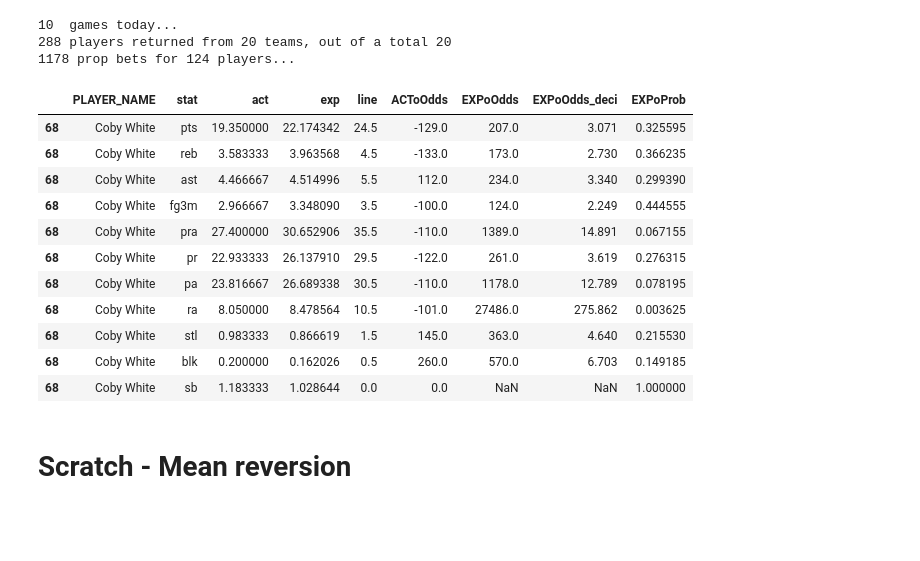
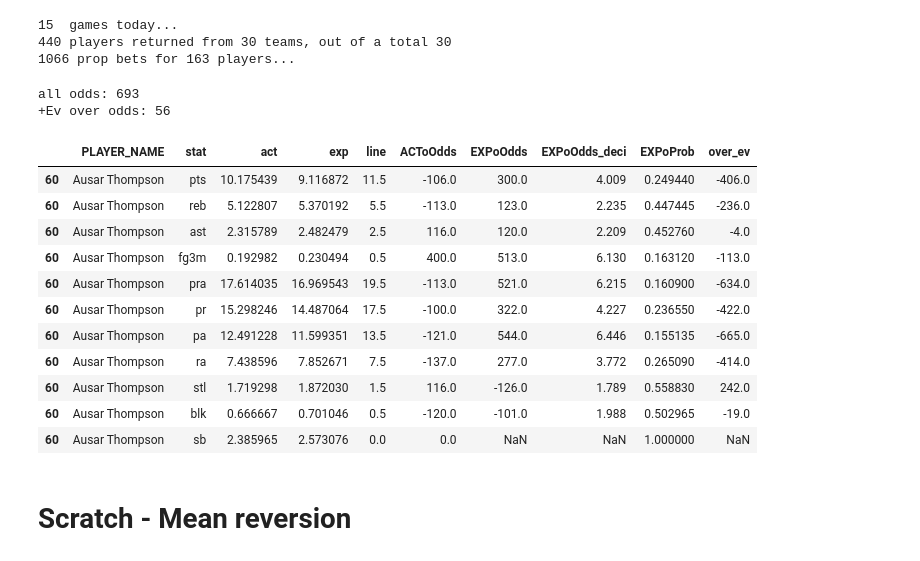
Before and after one commit to iksnizez/propfarm, a Jupyter notebook: scripts/models/scratch.ipynb, the cells around one changed output. Cells and saved outputs as stored; diff of their text form; code cells hidden in the pictures; blank space fills up the shorter version.

```diff
--- a/scripts/models/scratch.ipynb
+++ b/scripts/models/scratch.ipynb
@@ -11,7 +12,10 @@ nba = nbaModel.playerStatModel(
         perMode = 'PerGame',
         num_simulations = 200000
 )
-nba.get_teams_playing()
+nba.get_teams_playing(
+    url = 'https://cdn.nba.com/static/json/liveData/scoreboard/todaysScoreboard_00.json',
+    use_api = False
+)
 nba.get_teams_data(
     base_url = 'https://stats.nba.com/stats/leaguedashteamstats?Conference=&DateFrom=&DateTo=&Division=&GameScope=&GameSegment=&Height=&ISTRound=&LastNGames=0&LeagueID=00&Location=&MeasureType={stattype}&Month=0&OpponentTeamID=0&Outcome=&PORound=0&PaceAdjust=N&PerMode=PerGame&Period=0&PlayerExperience=&PlayerPosition=&PlusMinus=N&Rank=N&Season={sid}&SeasonSegment=&SeasonType=Regular%20Season&ShotClockRange=&StarterBench=&TeamID=0&TwoWay=0&VsConference=&VsDivision='
 )
@@ -28,12 +32,12 @@ nba.get_player_home_adv(
     use_default=False,
     sleep_time = 3
 )
-nba.df_players = nba.df_players[(nba.df_players['FG3A'] > 0) & (nba.df_players['FTA'] > 0)]
+#nba.df_players = nba.df_players[(nba.df_players['FG3A'] > 0) & (nba.df_players['FTA'] > 0)]
 df_copy = nba.df_players.copy()
 # %% [output]
-10  games today...
-288 players returned from 20 teams, out of a total 20
-1178 prop bets for 124 players...
+15  games today...
+440 players returned from 30 teams, out of a total 30
+1066 prop bets for 163 players...
 # %%
 nba.df_players = df_copy.copy()
 nba.model_expected_minutes()
@@ -44,45 +46,57 @@ player = "Coby White"
 # %%
-
-reb = nba.df_players[nba.df_players['PLAYER_NAME']==player][['PLAYER_NAME', 'REB', 'expReb', 'reb_line', 'reb_oOdds', 'REBoOdds','REBoOdds_deci','REBoProb']]
+reb = nba.df_players.loc[:,['PLAYER_NAME', 'REB', 'expReb', 'reb_line', 'reb_oOdds', 'REBoOdds','REBoOdds_deci','REBoProb']].copy()
 reb['stat'] = 'reb'
-ast = nba.df_players[nba.df_players['PLAYER_NAME']==player][['PLAYER_NAME', 'AST', 'expAst', 'ast_line', 'ast_oOdds', 'ASToOdds','ASToOdds_deci','ASToProb']]
+ast = nba.df_players.loc[:,['PLAYER_NAME', 'AST', 'expAst', 'ast_line', 'ast_oOdds', 'ASToOdds','ASToOdds_deci','ASToProb']].copy()
 ast['stat'] = 'ast'
-pts = nba.df_players[nba.df_players['PLAYER_NAME']==player][['PLAYER_NAME', 'PTS', 'expPts', 'pts_line', 'pts_oOdds', 'PTSoOdds','PTSoOdds_deci','PTSoProb']]
+pts = nba.df_players.loc[:,['PLAYER_NAME', 'PTS', 'expPts', 'pts_line', 'pts_oOdds', 'PTSoOdds','PTSoOdds_deci','PTSoProb']].copy()
 pts['stat'] = 'pts'
-fg3m = nba.df_players[nba.df_players['PLAYER_NAME']==player][['PLAYER_NAME', 'FG3M', 'expFG3M', 'threes_line', 'threes_oOdds', 'FG3MoOdds','FG3MoOdds_deci','FG3MoProb']]
+fg3m = nba.df_players.loc[:,['PLAYER_NAME', 'FG3M', 'expFG3M', 'threes_line', 'threes_oOdds', 'FG3MoOdds','FG3MoOdds_deci','FG3MoProb']].copy()
 fg3m['stat'] = 'fg3m'
-pra = nba.df_players[nba.df_players['PLAYER_NAME']==player][['PLAYER_NAME', 'PRA', 'expPra', 'pra_line', 'pra_oOdds', 'PRAoOdds','PRAoOdds_deci','PRAoProb']]
+pra = nba.df_players.loc[:,['PLAYER_NAME', 'PRA', 'expPra', 'pra_line', 'pra_oOdds', 'PRAoOdds','PRAoOdds_deci','PRAoProb']].copy()
 pra['stat'] = 'pra'
-pr = nba.df_players[nba.df_players['PLAYER_NAME']==player][['PLAYER_NAME', 'PR', 'expPr', 'pr_line', 'pr_oOdds', 'PRoOdds','PRoOdds_deci','PRoProb']]
+pr = nba.df_players.loc[:,['PLAYER_NAME', 'PR', 'expPr', 'pr_line', 'pr_oOdds', 'PRoOdds','PRoOdds_deci','PRoProb']].copy()
 pr['stat'] = 'pr'
-pa = nba.df_players[nba.df_players['PLAYER_NAME']==player][['PLAYER_NAME', 'PA', 'expPa', 'pa_line', 'pa_oOdds', 'PAoOdds','PAoOdds_deci','PAoProb']]
+pa = nba.df_players.loc[:,['PLAYER_NAME', 'PA', 'expPa', 'pa_line', 'pa_oOdds', 'PAoOdds','PAoOdds_deci','PAoProb']].copy()
 pa['stat'] = 'pa'
-ra = nba.df_players[nba.df_players['PLAYER_NAME']==player][['PLAYER_NAME', 'RA', 'expRa', 'ra_line', 'ra_oOdds', 'RAoOdds','RAoOdds_deci','RAoProb']]
+ra = nba.df_players.loc[:,['PLAYER_NAME', 'RA', 'expRa', 'ra_line', 'ra_oOdds', 'RAoOdds','RAoOdds_deci','RAoProb']].copy()
 ra['stat'] = 'ra'
-stl = nba.df_players[nba.df_players['PLAYER_NAME']==player][['PLAYER_NAME', 'STL', 'expStl', 'stl_line', 'stl_oOdds', 'STLoOdds','STLoOdds_deci','STLoProb']]
+stl = nba.df_players.loc[:,['PLAYER_NAME', 'STL', 'expStl', 'stl_line', 'stl_oOdds', 'STLoOdds','STLoOdds_deci','STLoProb']].copy()
 stl['stat'] = 'stl'
-blk = nba.df_players[nba.df_players['PLAYER_NAME']==player][['PLAYER_NAME', 'BLK', 'expBlk', 'blk_line', 'blk_oOdds', 'BLKoOdds','BLKoOdds_deci','BLKoProb']]
+blk = nba.df_players.loc[:,['PLAYER_NAME', 'BLK', 'expBlk', 'blk_line', 'blk_oOdds', 'BLKoOdds','BLKoOdds_deci','BLKoProb']].copy()
 blk['stat'] = 'blk'
-sb = nba.df_players[nba.df_players['PLAYER_NAME']==player][['PLAYER_NAME', 'SB', 'expSb', 'sb_line', 'sb_oOdds', 'SBoOdds','SBoOdds_deci','SBoProb']]
+sb = nba.df_players.loc[:,['PLAYER_NAME', 'SB', 'expSb', 'sb_line', 'sb_oOdds', 'SBoOdds','SBoOdds_deci','SBoProb']].copy()
 sb['stat'] = 'sb'
 
-pts.columns = ['PLAYER_NAME', 'act', 'exp', 'line', 'ACToOdds', 'EXPoOdds', 'EXPoOdds_deci', 'EXPoProb', 'stat']
+pts.columns = ['PLAYER_NAME', 'act', 'exp', 'line', 'ACToOdds', 'EXPoOdds', 'EXPoOdds_deci', 'EXPoProb', 'stat'].copy()
 for i in [reb, ast, fg3m, pra, pr, pa, ra, stl, blk, sb ]:
-    i.columns = ['PLAYER_NAME', 'act', 'exp', 'line', 'ACToOdds', 'EXPoOdds', 'EXPoOdds_deci', 'EXPoProb', 'stat']
+    i.columns = ['PLAYER_NAME', 'act', 'exp', 'line', 'ACToOdds', 'EXPoOdds', 'EXPoOdds_deci', 'EXPoProb', 'stat'].copy()
     pts = pd.concat([pts, i])
 
 odds = pts[['PLAYER_NAME', 'stat', 'act', 'exp', 'line', 'ACToOdds', 'EXPoOdds', 'EXPoOdds_deci', 'EXPoProb']].copy()
-odds
+odds['over_ev'] = odds['ACToOdds'] - odds['EXPoOdds']
+print('all odds:', odds.shape[0])
+odds_over_ev = odds[(
+                    odds['over_ev']>100
+                    ) & (
+                    odds['act'] < odds['exp']
+                    )].sort_values('over_ev', ascending=False)
+print('+Ev over odds:', odds_over_ev.shape[0])
 # %% [output]
-|  | PLAYER_NAME | stat | act | exp | line | ACToOdds | EXPoOdds | EXPoOdds_deci | EXPoProb |
-| 68 | Coby White | pts | 19.350000 | 22.174342 | 24.5 | -129.0 | 207.0 | 3.071 | 0.325595 |
-| 68 | Coby White | reb | 3.583333 | 3.963568 | 4.5 | -133.0 | 173.0 | 2.730 | 0.366235 |
-| 68 | Coby White | ast | 4.466667 | 4.514996 | 5.5 | 112.0 | 234.0 | 3.340 | 0.299390 |
-| 68 | Coby White | fg3m | 2.966667 | 3.348090 | 3.5 | -100.0 | 124.0 | 2.249 | 0.444555 |
-| 68 | Coby White | pra | 27.400000 | 30.652906 | 35.5 | -110.0 | 1389.0 | 14.891 | 0.067155 |
-| 68 | Coby White | pr | 22.933333 | 26.137910 | 29.5 | -122.0 | 261.0 | 3.619 | 0.276315 |
-| 68 | Coby White | pa | 23.816667 | 26.689338 | 30.5 | -110.0 | 1178.0 | 12.789 | 0.078195 |
-| 68 | Coby White | ra | 8.050000 | 8.478564 | 10.5 | -101.0 | 27486.0 | 275.862 | 0.003625 |
-| 68 | Coby White | stl | 0.983333 | 0.866619 | 1.5 | 145.0 | 363.0 | 4.640 | 0.215530 |
-| 68 | Coby White | blk | 0.200000 | 0.162026 | 0.5 | 260.0 | 570.0 | 6.703 | 0.149185 |
-| 68 | Coby White | sb | 1.183333 | 1.028644 | 0.0 | 0.0 | NaN | NaN | 1.000000 |
+all odds: 693
++Ev over odds: 56
+# %%
+player = "Ausar"
+odds[odds['PLAYER_NAME'].str.contains(player)]
+# %% [output]
+|  | PLAYER_NAME | stat | act | exp | line | ACToOdds | EXPoOdds | EXPoOdds_deci | EXPoProb | over_ev |
+| 60 | Ausar Thompson | pts | 10.175439 | 9.116872 | 11.5 | -106.0 | 300.0 | 4.009 | 0.249440 | -406.0 |
+| 60 | Ausar Thompson | reb | 5.122807 | 5.370192 | 5.5 | -113.0 | 123.0 | 2.235 | 0.447445 | -236.0 |
+| 60 | Ausar Thompson | ast | 2.315789 | 2.482479 | 2.5 | 116.0 | 120.0 | 2.209 | 0.452760 | -4.0 |
+| 60 | Ausar Thompson | fg3m | 0.192982 | 0.230494 | 0.5 | 400.0 | 513.0 | 6.130 | 0.163120 | -113.0 |
+| 60 | Ausar Thompson | pra | 17.614035 | 16.969543 | 19.5 | -113.0 | 521.0 | 6.215 | 0.160900 | -634.0 |
+| 60 | Ausar Thompson | pr | 15.298246 | 14.487064 | 17.5 | -100.0 | 322.0 | 4.227 | 0.236550 | -422.0 |
+| 60 | Ausar Thompson | pa | 12.491228 | 11.599351 | 13.5 | -121.0 | 544.0 | 6.446 | 0.155135 | -665.0 |
+| 60 | Ausar Thompson | ra | 7.438596 | 7.852671 | 7.5 | -137.0 | 277.0 | 3.772 | 0.265090 | -414.0 |
+| 60 | Ausar Thompson | stl | 1.719298 | 1.872030 | 1.5 | 116.0 | -126.0 | 1.789 | 0.558830 | 242.0 |
+| 60 | Ausar Thompson | blk | 0.666667 | 0.701046 | 0.5 | -120.0 | -101.0 | 1.988 | 0.502965 | -19.0 |
+| 60 | Ausar Thompson | sb | 2.385965 | 2.573076 | 0.0 | 0.0 | NaN | NaN | 1.000000 | NaN |
```
Also changed, not shown: parts of 4 cells of this notebook, 4 other files.
